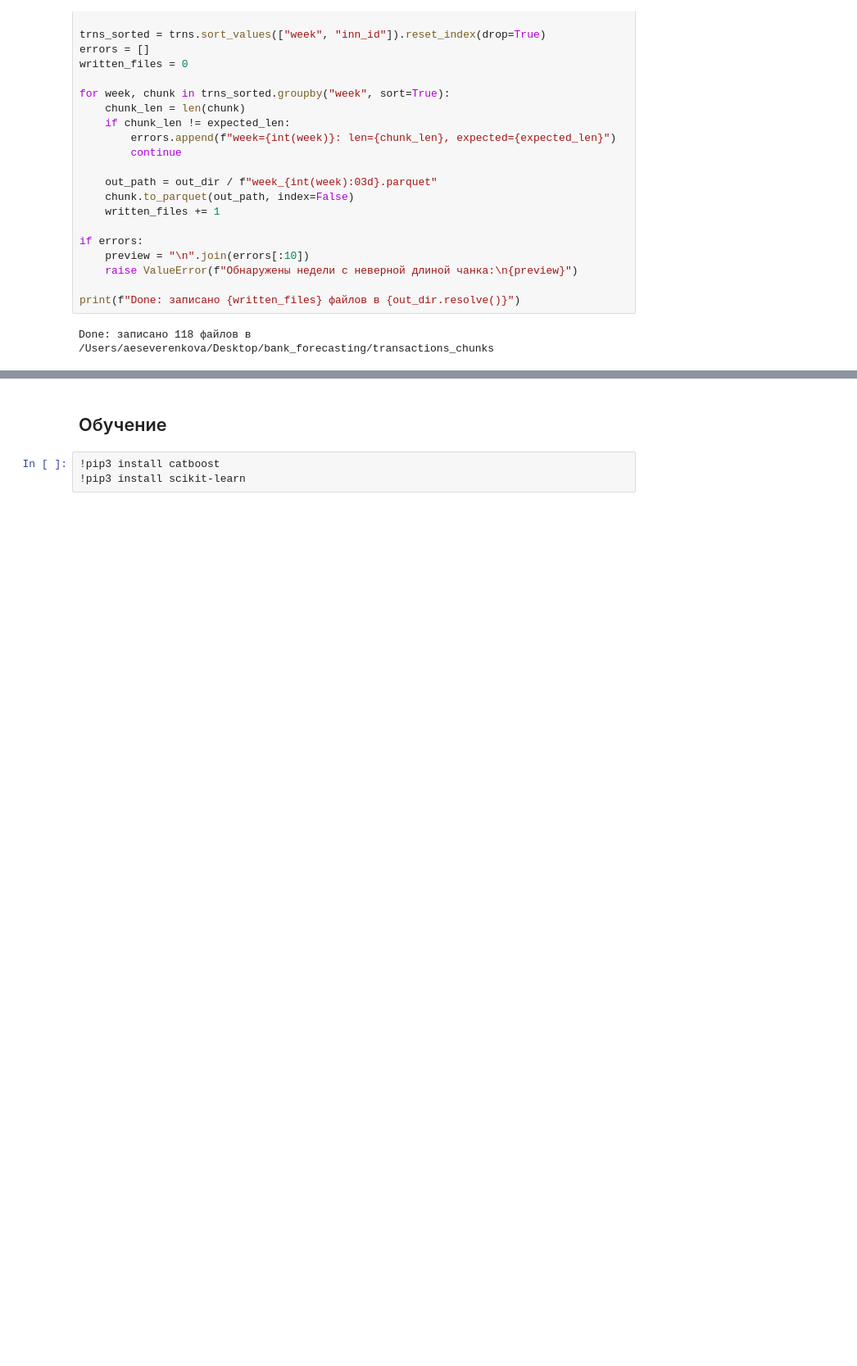
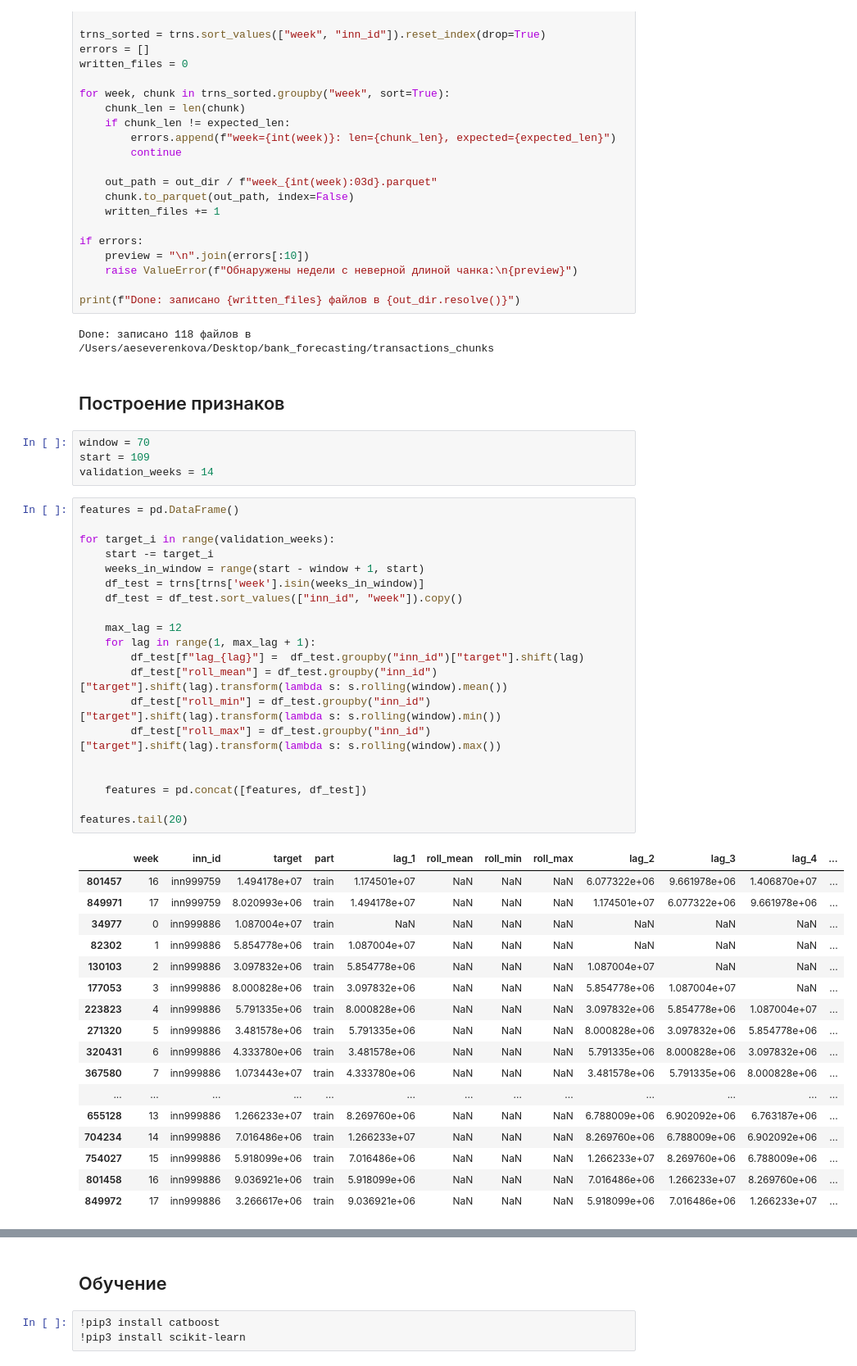
Before and after one commit to oleander-twig/bank_transfers_forecasting, a Jupyter notebook: transactions_xgboost.ipynb, the cells around one changed output, grey strips where cells are left out. Shown at 82% size. Drawn from its saved outputs; the diff is of its cells as text; blank space fills up the shorter version.

```diff
--- a/transactions_xgboost.ipynb
+++ b/transactions_xgboost.ipynb
@@ -174,3 +174,47 @@ if errors:
 print(f"Done: записано {written_files} файлов в {out_dir.resolve()}")
 # %% [output]
 Done: записано 118 файлов в /Users/aeseverenkova/Desktop/bank_forecasting/transactions_chunks
+# %% [markdown]
+## Построение признаков
+# %%
+window = 70
+start = 109
+validation_weeks = 14
+# %%
+features = pd.DataFrame()
+
+for target_i in range(validation_weeks):
+    start -= target_i
+    weeks_in_window = range(start - window + 1, start)
+    df_test = trns[trns['week'].isin(weeks_in_window)]
+    df_test = df_test.sort_values(["inn_id", "week"]).copy()
+
+    max_lag = 12
+    for lag in range(1, max_lag + 1):
+        df_test[f"lag_{lag}"] =  df_test.groupby("inn_id")["target"].shift(lag)
+        df_test["roll_mean"] = df_test.groupby("inn_id")["target"].shift(lag).transform(lambda s: s.rolling(window).mean())
+        df_test["roll_min"] = df_test.groupby("inn_id")["target"].shift(lag).transform(lambda s: s.rolling(window).min())
+        df_test["roll_max"] = df_test.groupby("inn_id")["target"].shift(lag).transform(lambda s: s.rolling(window).max())
+
+
+    features = pd.concat([features, df_test])
+
+features.tail(20)
+# %% [output]
+|  | week | inn_id | target | part | lag_1 | roll_mean | roll_min | roll_max | lag_2 | lag_3 | lag_4 | ... |
+| 801457 | 16 | inn999759 | 1.494178e+07 | train | 1.174501e+07 | NaN | NaN | NaN | 6.077322e+06 | 9.661978e+06 | 1.406870e+07 | ... |
+| 849971 | 17 | inn999759 | 8.020993e+06 | train | 1.494178e+07 | NaN | NaN | NaN | 1.174501e+07 | 6.077322e+06 | 9.661978e+06 | ... |
+| 34977 | 0 | inn999886 | 1.087004e+07 | train | NaN | NaN | NaN | NaN | NaN | NaN | NaN | ... |
+| 82302 | 1 | inn999886 | 5.854778e+06 | train | 1.087004e+07 | NaN | NaN | NaN | NaN | NaN | NaN | ... |
+| 130103 | 2 | inn999886 | 3.097832e+06 | train | 5.854778e+06 | NaN | NaN | NaN | 1.087004e+07 | NaN | NaN | ... |
+| 177053 | 3 | inn999886 | 8.000828e+06 | train | 3.097832e+06 | NaN | NaN | NaN | 5.854778e+06 | 1.087004e+07 | NaN | ... |
+| 223823 | 4 | inn999886 | 5.791335e+06 | train | 8.000828e+06 | NaN | NaN | NaN | 3.097832e+06 | 5.854778e+06 | 1.087004e+07 | ... |
+| 271320 | 5 | inn999886 | 3.481578e+06 | train | 5.791335e+06 | NaN | NaN | NaN | 8.000828e+06 | 3.097832e+06 | 5.854778e+06 | ... |
+| 320431 | 6 | inn999886 | 4.333780e+06 | train | 3.481578e+06 | NaN | NaN | NaN | 5.791335e+06 | 8.000828e+06 | 3.097832e+06 | ... |
+| 367580 | 7 | inn999886 | 1.073443e+07 | train | 4.333780e+06 | NaN | NaN | NaN | 3.481578e+06 | 5.791335e+06 | 8.000828e+06 | ... |
+| ... | ... | ... | ... | ... | ... | ... | ... | ... | ... | ... | ... | ... |
+| 655128 | 13 | inn999886 | 1.266233e+07 | train | 8.269760e+06 | NaN | NaN | NaN | 6.788009e+06 | 6.902092e+06 | 6.763187e+06 | ... |
+| 704234 | 14 | inn999886 | 7.016486e+06 | train | 1.266233e+07 | NaN | NaN | NaN | 8.269760e+06 | 6.788009e+06 | 6.902092e+06 | ... |
+| 754027 | 15 | inn999886 | 5.918099e+06 | train | 7.016486e+06 | NaN | NaN | NaN | 1.266233e+07 | 8.269760e+06 | 6.788009e+06 | ... |
+| 801458 | 16 | inn999886 | 9.036921e+06 | train | 5.918099e+06 | NaN | NaN | NaN | 7.016486e+06 | 1.266233e+07 | 8.269760e+06 | ... |
+| 849972 | 17 | inn999886 | 3.266617e+06 | train | 9.036921e+06 | NaN | NaN | NaN | 5.918099e+06 | 7.016486e+06 | 1.266233e+07 | ... |
```
Also changed, not shown: parts of 2 cells of this notebook.
